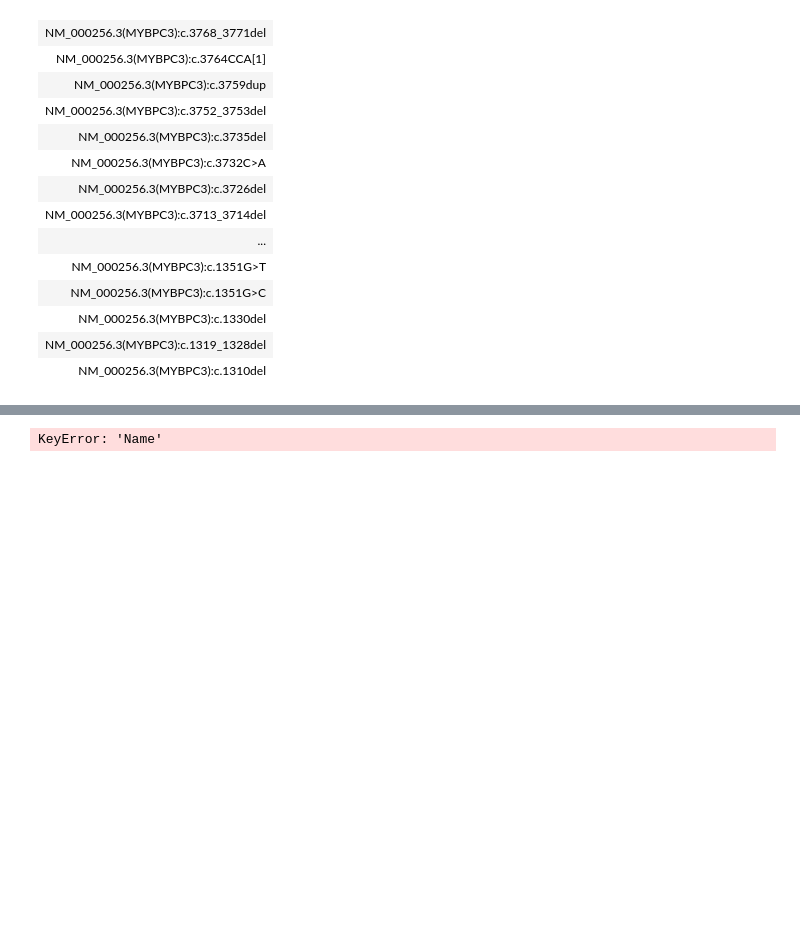
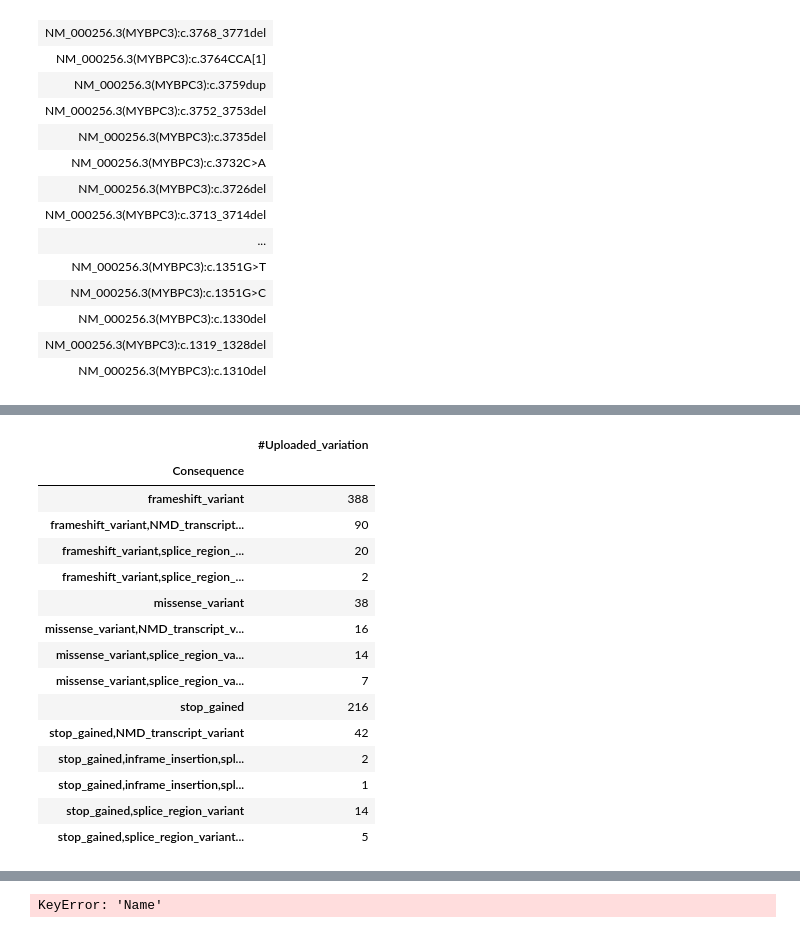
Before and after one commit to hannahmarieaguilar/Data-for-Project-, a Jupyter notebook: DATA/MYBPC3.ipynb, the cells around one changed output, grey strips where cells are left out. Cells and saved outputs as stored; diff of their text form; code cells hidden in the pictures; blank space fills up the shorter version.

```diff
--- a/DATA/MYBPC3.ipynb
+++ b/DATA/MYBPC3.ipynb
@@ -125,0 +126,21 @@ test1
+# %%
+me = test1.groupby(['Consequence']).agg('count')
+me
+#The problem is that some of the names are the same...
+# %% [output]
+|  | #Uploaded_variation |
+| Consequence |  |
+| frameshift_variant | 388 |
+| frameshift_variant,NMD_transcript... | 90 |
+| frameshift_variant,splice_region_... | 20 |
+| frameshift_variant,splice_region_... | 2 |
+| missense_variant | 38 |
+| missense_variant,NMD_transcript_v... | 16 |
+| missense_variant,splice_region_va... | 14 |
+| missense_variant,splice_region_va... | 7 |
+| stop_gained | 216 |
+| stop_gained,NMD_transcript_variant | 42 |
+| stop_gained,inframe_insertion,spl... | 2 |
+| stop_gained,inframe_insertion,spl... | 1 |
+| stop_gained,splice_region_variant | 14 |
+| stop_gained,splice_region_variant... | 5 |
```
Also changed, not shown: parts of 10 cells of this notebook.
